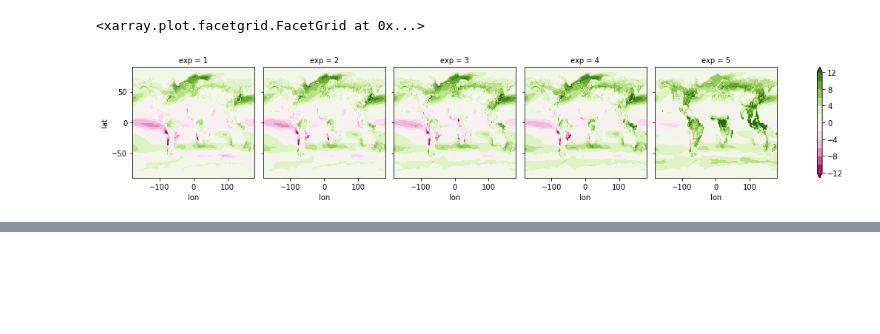
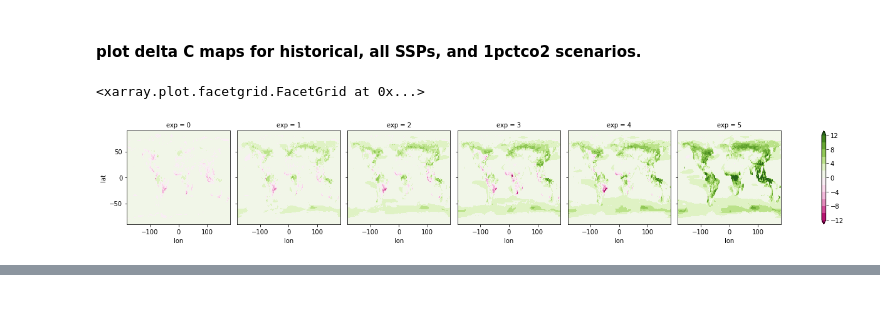
Before and after one commit to ckoven/cmip6_beta_gamma_maps, a Jupyter notebook: cstock_change_maps.ipynb, the cells around one changed output, grey strips where cells are left out. Drawn from its saved outputs; the diff is of its cells as text; code cells hidden in the pictures; blank space fills up the shorter version.

```diff
--- a/cstock_change_maps.ipynb
+++ b/cstock_change_maps.ipynb
@@ -127,7 +139,7 @@ models_list = (
 
 
 
-exps_list = ('historical','ssp126','ssp245','ssp370','ssp585','1pctCO2')
+exps_list = ('historical','ssp126','ssp245','ssp370','ssp585','1pctCO2','piControl')
 
 vars_list = ('fgco2','cLand')
 
@@ -144,7 +156,7 @@ file_master_list_dynamics = [[[[] for i in range(nexps )] for j in range(nvars)]
 reference_time_index = 0
 reference_scenario_index = exps_list.index('historical')
 
-time_diff_index = [164,84,84,84,84,149]
+time_diff_index = [164,84,84,84,84,149,149]
 
 regrid_lons = np.arange(-179.5,180.5,1.)
 regrid_lats = np.arange(-89.5,90.5,1.)
@@ -707,7 +675,8 @@ tdiff_cLand = xr.DataArray(np.zeros([nexps, nmodels, JM_o, IM_o]), coords=[exp_i
 
 var_i = vars_list.index('cLand')
 for model_i, model_raw in enumerate(models_list):
-    for exp_i, exp_raw in enumerate(exps_list):
+    print(model_raw)
+    for exp_i, exp_raw in enumerate(exps_list[:-1]):
         dataset = xr.open_mfdataset(file_master_list_dynamics_fullpath[model_i][var_i][exp_i])
         regridder = xe.Regridder(dataset, ds_out, 'nearest_s2d', reuse_weights=True)
         tdiff_cLand[exp_i,model_i,:,:] = regridder(dataset['cLand'].isel(time=time_diff_index[exp_i]*12))
@@ -743,16 +709,31 @@ file_master_list_dynamics_fullpath[model_i][var_i][exp_i]
 reference_cOcn = xr.DataArray(np.zeros([nmodels, JM_o, IM_o]), coords=[model_indices, regrid_lats, regrid_lons], dims=["model", "lat", "lon"])
 tdiff_cOcn = xr.DataArray(np.zeros([nexps, nmodels, JM_o, IM_o]), coords=[exp_indices, model_indices, regrid_lats, regrid_lons], dims=["exp", "model", "lat", "lon"])
 
-
-
-
-#reference_time_index = 0
-#reference_scenario_index = exps_list.index('historical')
-#time_diff_index = [165,85,85,85,85]
-
 var_i = vars_list.index('fgco2')
 for model_i, model_raw in enumerate(models_list):
-    for exp_i, exp_raw in enumerate(exps_list):
+    print(model_raw)
+    #
+    # first load piControl experimetn to calculate anomlies relative to that
+    exp_i = nexps-1
+    exp_raw = exps_list[exp_i]
+    dataset = xr.open_mfdataset(file_master_list_dynamics_fullpath[model_i][var_i][exp_i])
+    #if model_raw == 'UKESM1-0-LL':
+    #    print(dataset['fgco2'].original_name)
+    try:
+        dataset = dataset.rename({'longitude': 'lon', 'latitude': 'lat'})
+    except:
+        zzz = None
+    try:
+        dataset = dataset.rename({'nav_lon': 'lon', 'nav_lat': 'lat'})
+    except:
+        zzz = None
+    if 'mon_' in file_master_list_dynamics_fullpath[model_i][var_i][exp_i][0]:
+        fgco2 = monthly_to_annual(dataset['fgco2'])
+    else:
+        fgco2 = dataset['fgco2']
+    fgco2_picontrol_mean = fgco2[0:150,:,:].mean(dim='time')
+    #
+    for exp_i, exp_raw in enumerate(exps_list[:-1]):
         dataset = xr.open_mfdataset(file_master_list_dynamics_fullpath[model_i][var_i][exp_i])
         #if model_raw == 'UKESM1-0-LL':
         #    print(dataset['fgco2'].original_name)
@@ -769,13 +750,13 @@ for model_i, model_raw in enumerate(models_list):
             fgco2 = monthly_to_annual(dataset['fgco2'])
         else:
             fgco2 = dataset['fgco2']
-        fgco2_int = regridder(np.cumsum(fgco2, axis=0)*86400.*365.*fgco2_unit_conversion_factor[model_i])
+        fgco2_int = regridder(np.cumsum(fgco2-fgco2_picontrol_mean, axis=0)*86400.*365.*fgco2_unit_conversion_factor[model_i])
         tdiff_cOcn[exp_i,model_i,:,:] = fgco2_int.isel(time=time_diff_index[exp_i])
         if exp_i == reference_scenario_index:
             reference_cOcn[model_i,:,:] = fgco2_int.isel(time=reference_time_index)
 
 for model_i, model_raw in enumerate(models_list):
-    for exp_i, exp_raw in enumerate(exps_list):
+    for exp_i, exp_raw in enumerate(exps_list[:-1]):
         if 'ssp' in exp_raw:
             tdiff_cOcn[exp_i,model_i,:,:] = tdiff_cOcn[exp_i,model_i,:,:] + tdiff_cOcn[exps_list.index('historical'),model_i,:,:]
 
@@ -806,5 +819,7 @@ deltac = cOcn_delta + cland_delta
+# %% [markdown]
+#### plot delta C maps for historical, all SSPs, and 1pctco2 scenarios.
 # %%
-deltac[1:,:,:].mean(dim='model').plot(x='lon',y='lat',col='exp', levels=np.arange(-12,14,2), cmap='PiYG')
+deltac[:-1,:,:].mean(dim='model').plot(x='lon',y='lat',col='exp', levels=np.arange(-12,14,2), cmap='PiYG')
 # %% [output]
 <xarray.plot.facetgrid.FacetGrid at 0x...>
-[figure, old version]
+[figure, new version]
```
Also changed, not shown: parts of 41 cells of this notebook, 9 other files.
